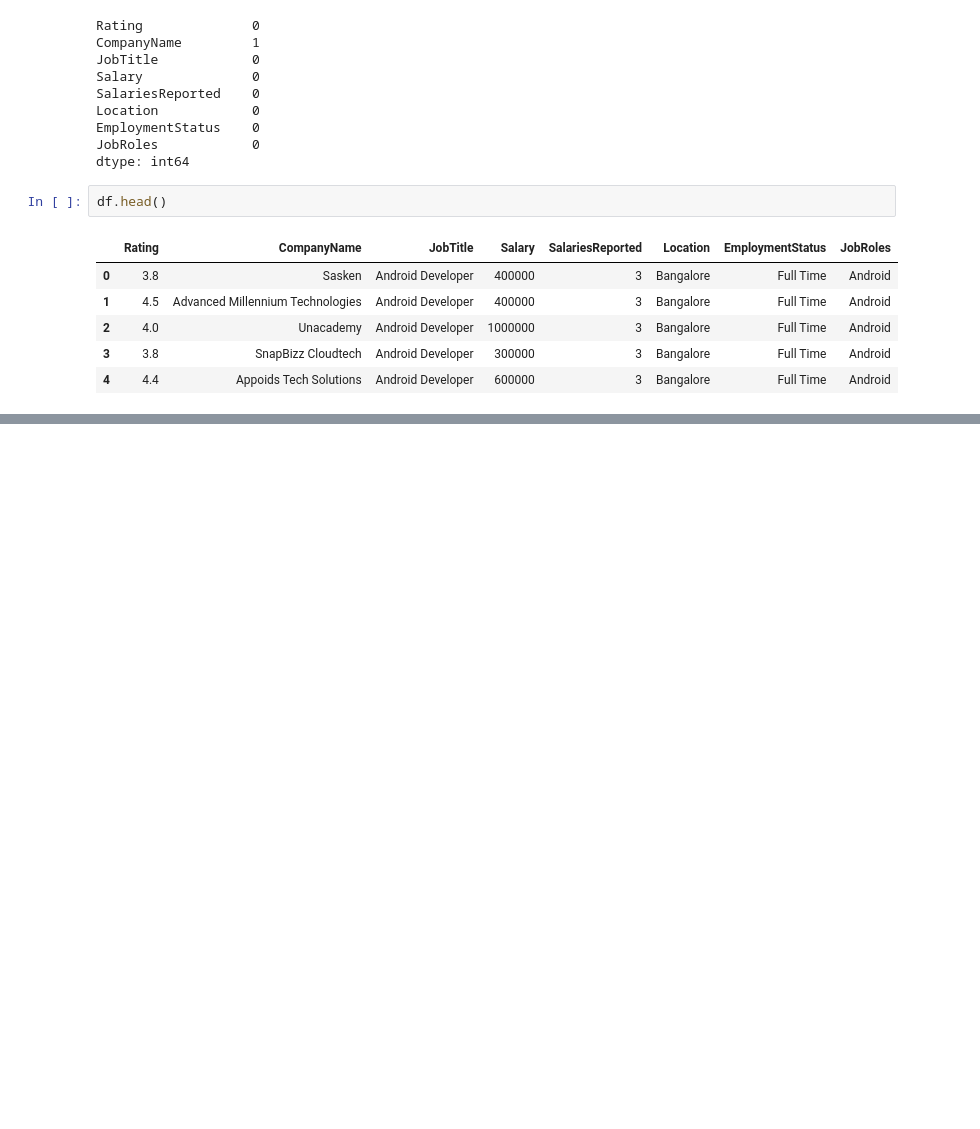
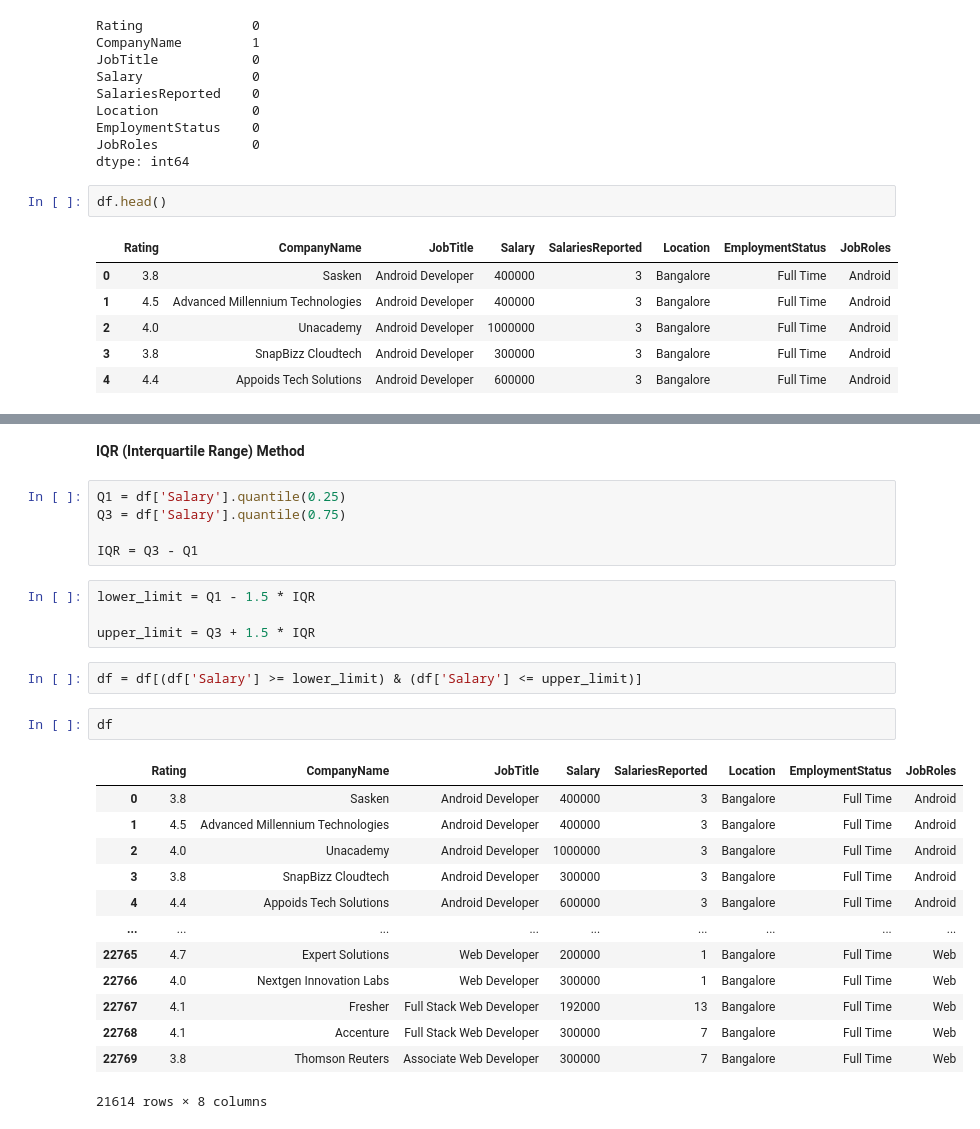
Before and after one commit to shsaniya04/Data-Analysis-with-Python, a Jupyter notebook: 17_DA_Salary_Project.ipynb, the cells around one changed output, grey strips where cells are left out. Saved outputs shown, nothing was run; the diff lists cells and outputs as text; blank space fills up the shorter version.

```diff
--- a/17_DA_Salary_Project.ipynb
+++ b/17_DA_Salary_Project.ipynb
@@ -150,0 +170,29 @@ hello
+# %% [markdown]
+**IQR (Interquartile Range) Method**
+# %%
+Q1 = df['Salary'].quantile(0.25)
+Q3 = df['Salary'].quantile(0.75)
+
+IQR = Q3 - Q1
+# %%
+lower_limit = Q1 - 1.5 * IQR
+
+upper_limit = Q3 + 1.5 * IQR
+# %%
+df = df[(df['Salary'] >= lower_limit) & (df['Salary'] <= upper_limit)]
+# %%
+df
+# %% [output]
+|  | Rating | CompanyName | JobTitle | Salary | SalariesReported | Location | EmploymentStatus | JobRoles |
+| 0 | 3.8 | Sasken | Android Developer | 400000 | 3 | Bangalore | Full Time | Android |
+| 1 | 4.5 | Advanced Millennium Technologies | Android Developer | 400000 | 3 | Bangalore | Full Time | Android |
+| 2 | 4.0 | Unacademy | Android Developer | 1000000 | 3 | Bangalore | Full Time | Android |
+| 3 | 3.8 | SnapBizz Cloudtech | Android Developer | 300000 | 3 | Bangalore | Full Time | Android |
+| 4 | 4.4 | Appoids Tech Solutions | Android Developer | 600000 | 3 | Bangalore | Full Time | Android |
+| ... | ... | ... | ... | ... | ... | ... | ... | ... |
+| 22765 | 4.7 | Expert Solutions | Web Developer | 200000 | 1 | Bangalore | Full Time | Web |
+| 22766 | 4.0 | Nextgen Innovation Labs | Web Developer | 300000 | 1 | Bangalore | Full Time | Web |
+| 22767 | 4.1 | Fresher | Full Stack Web Developer | 192000 | 13 | Bangalore | Full Time | Web |
+| 22768 | 4.1 | Accenture | Full Stack Web Developer | 300000 | 7 | Bangalore | Full Time | Web |
+| 22769 | 3.8 | Thomson Reuters | Associate Web Developer | 300000 | 7 | Bangalore | Full Time | Web |
+21614 rows × 8 columns
```
Also changed, not shown: parts of 4 cells of this notebook.
